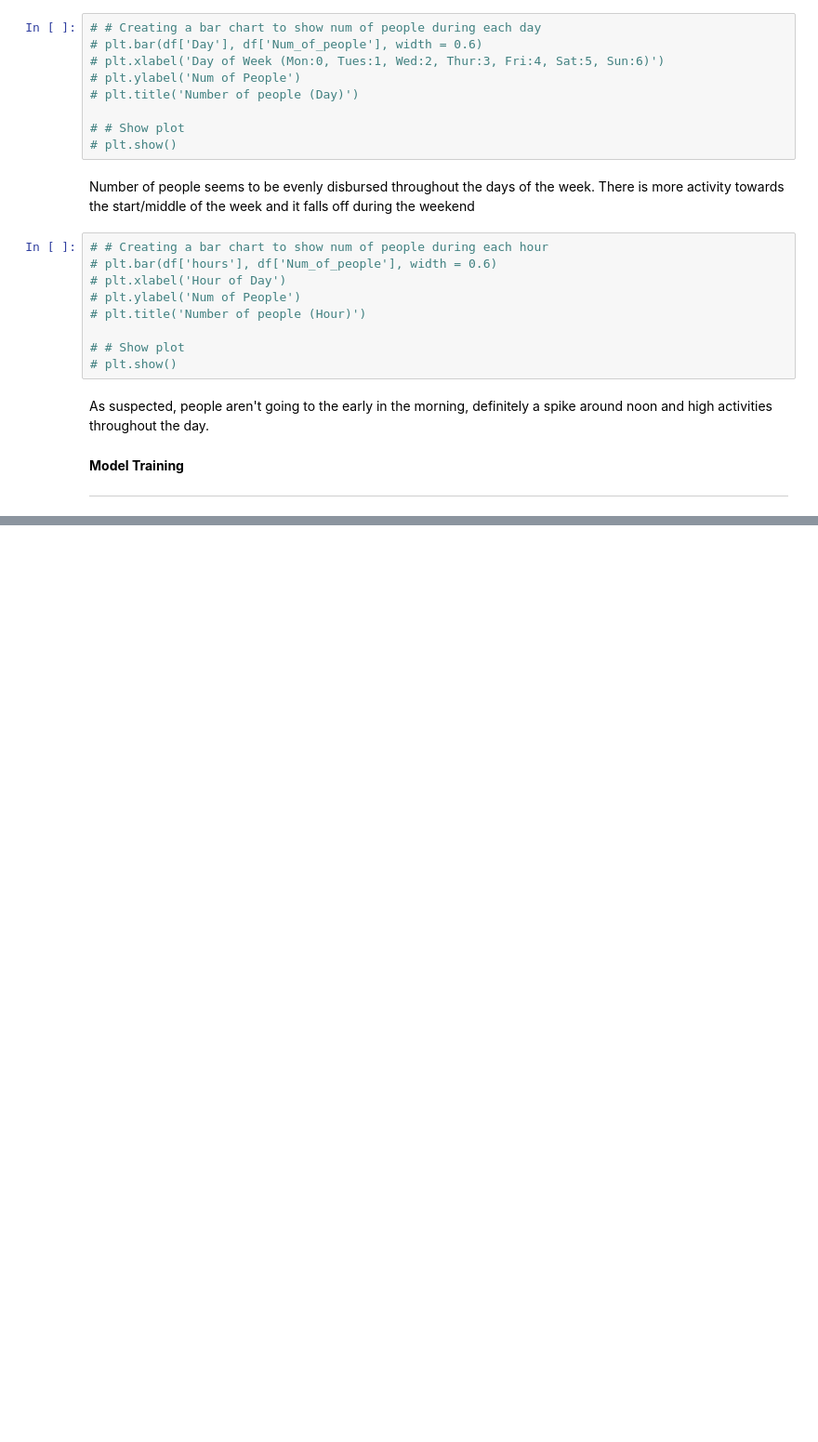
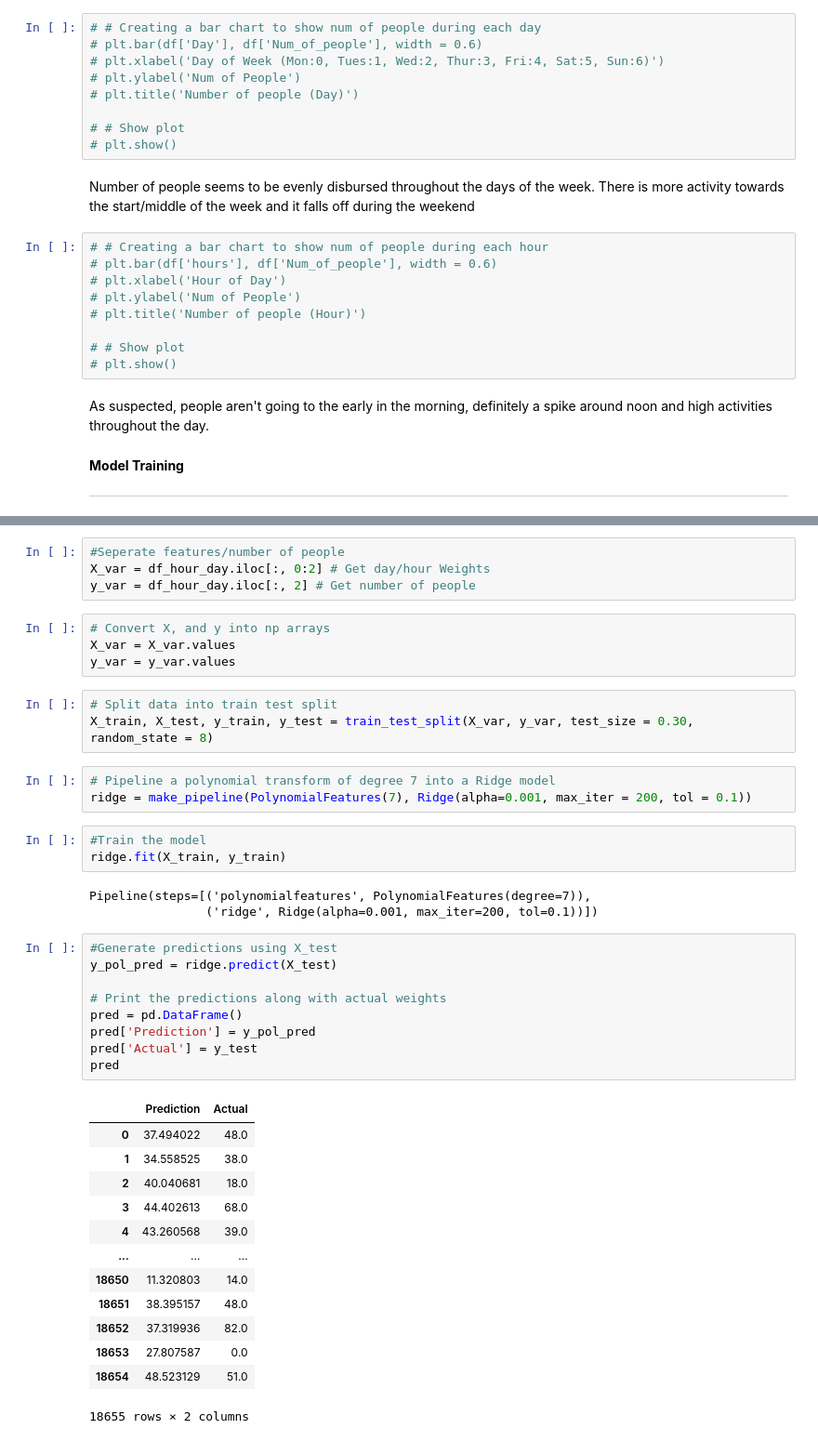
Before and after one commit to Shiblumi/SlugMeter, a Jupyter notebook: ML-Stuff/Mongo_data.ipynb, the cells around one changed output, grey strips where cells are left out. Shown: that part at 93% size. Drawn from its saved outputs; the diff is of its cells as text; blank space fills up the shorter version.

```diff
--- a/ML-Stuff/Mongo_data.ipynb
+++ b/ML-Stuff/Mongo_data.ipynb
@@ -235,0 +138,43 @@ Working LSTM Multivariate model
+# %%
+#Seperate features/number of people
+X_var = df_hour_day.iloc[:, 0:2] # Get day/hour Weights
+y_var = df_hour_day.iloc[:, 2] # Get number of people
+# %%
+# Convert X, and y into np arrays
+X_var = X_var.values
+y_var = y_var.values
+# %%
+# Split data into train test split
+X_train, X_test, y_train, y_test = train_test_split(X_var, y_var, test_size = 0.30, random_state = 8)
+# %%
+# Pipeline a polynomial transform of degree 7 into a Ridge model
+ridge = make_pipeline(PolynomialFeatures(7), Ridge(alpha=0.001, max_iter = 200, tol = 0.1))
+# %%
+#Train the model
+ridge.fit(X_train, y_train)
+# %% [output]
+Pipeline(steps=[('polynomialfeatures', PolynomialFeatures(degree=7)),
+                ('ridge', Ridge(alpha=0.001, max_iter=200, tol=0.1))])
+# %%
+#Generate predictions using X_test
+y_pol_pred = ridge.predict(X_test)
+
+# Print the predictions along with actual weights
+pred = pd.DataFrame()
+pred['Prediction'] = y_pol_pred
+pred['Actual'] = y_test
+pred
+# %% [output]
+|  | Prediction | Actual |
+| 0 | 37.494022 | 48.0 |
+| 1 | 34.558525 | 38.0 |
+| 2 | 40.040681 | 18.0 |
+| 3 | 44.402613 | 68.0 |
+| 4 | 43.260568 | 39.0 |
+| ... | ... | ... |
+| 18650 | 11.320803 | 14.0 |
+| 18651 | 38.395157 | 48.0 |
+| 18652 | 37.319936 | 82.0 |
+| 18653 | 27.807587 | 0.0 |
+| 18654 | 48.523129 | 51.0 |
+18655 rows × 2 columns
```
Also changed, not shown: parts of 16 cells of this notebook.
